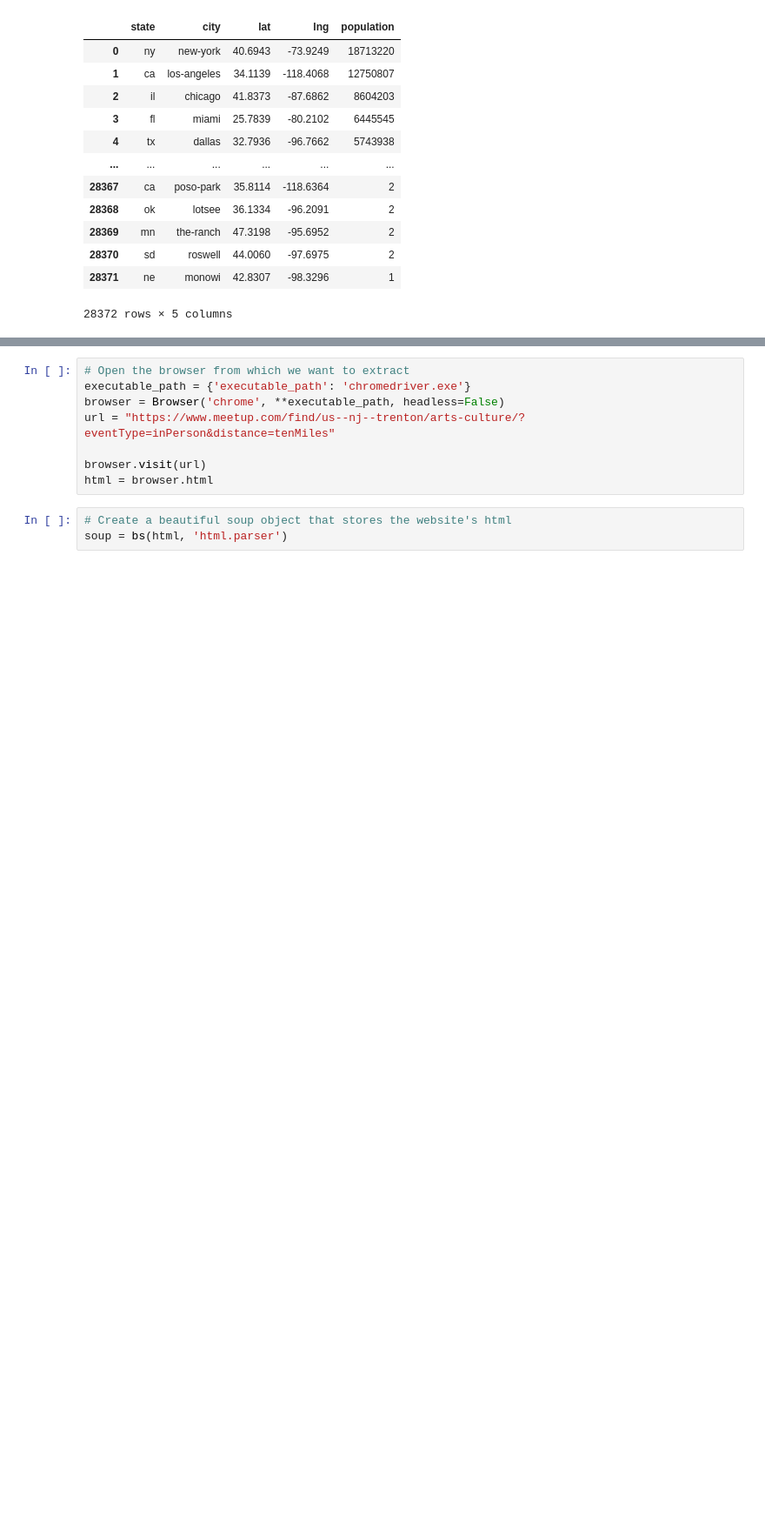
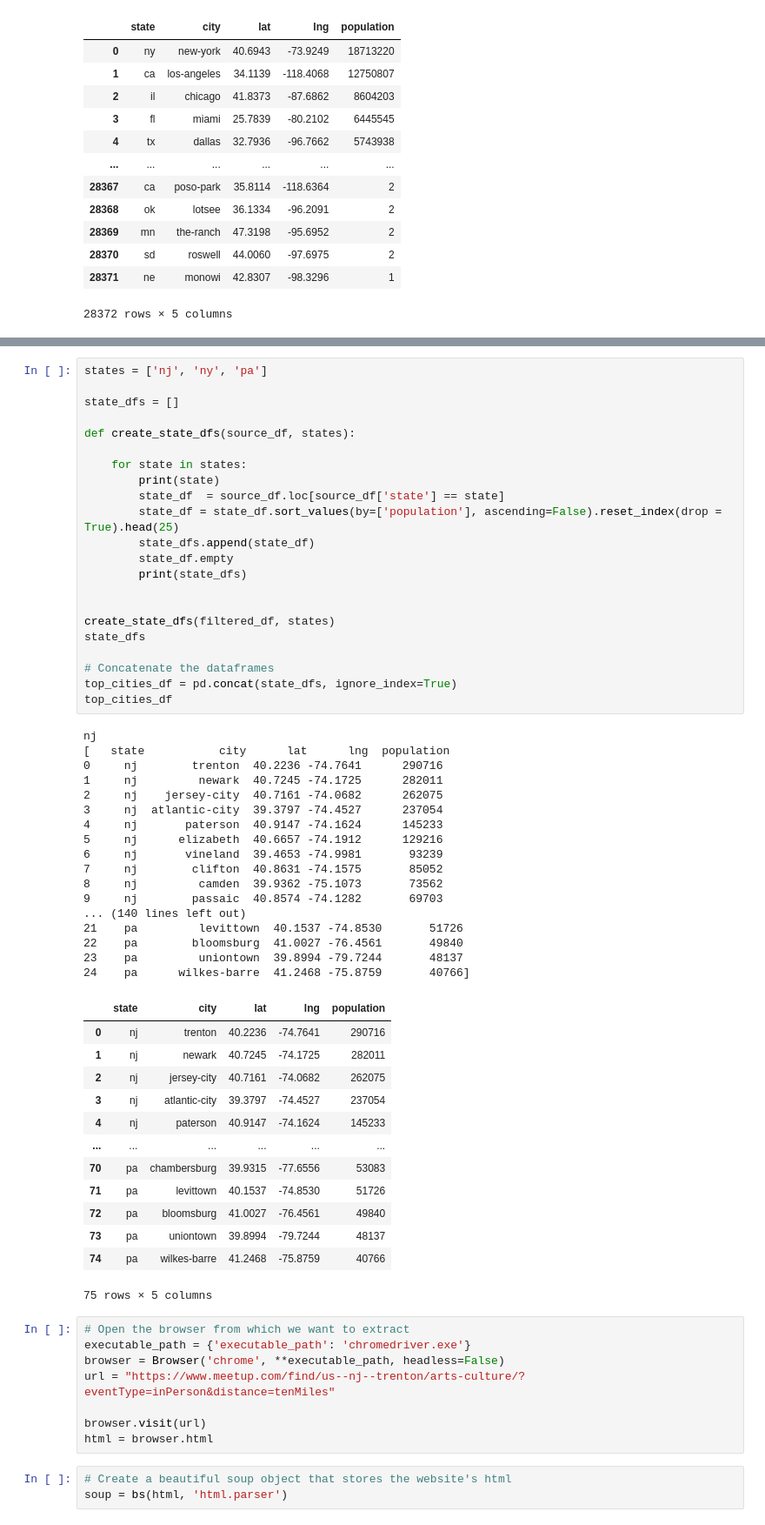
Before and after one commit to MersedehSP/Meetup_Project2, a Jupyter notebook: arts_scraped_data/scrape_arts.ipynb, the cells around one changed output, grey strips where cells are left out. Shown: that part at 87% size. Drawn from its saved outputs; the diff is of its cells as text; blank space fills up the shorter version.

```diff
--- a/arts_scraped_data/scrape_arts.ipynb
+++ b/arts_scraped_data/scrape_arts.ipynb
@@ -56,3 +71,56 @@ filtered_df
+# %%
+states = ['nj', 'ny', 'pa']
+
+state_dfs = []
+
+def create_state_dfs(source_df, states):
+
+    for state in states:
+        print(state)
+        state_df  = source_df.loc[source_df['state'] == state]
+        state_df = state_df.sort_values(by=['population'], ascending=False).reset_index(drop = True).head(25)
+        state_dfs.append(state_df)
+        state_df.empty
+        print(state_dfs)
+
+
+create_state_dfs(filtered_df, states)
+state_dfs
+
+# Concatenate the dataframes
+top_cities_df = pd.concat(state_dfs, ignore_index=True)
+top_cities_df
+# %% [output]
+nj
+[   state           city      lat      lng  population
+0     nj        trenton  40.2236 -74.7641      290716
+1     nj         newark  40.7245 -74.1725      282011
+2     nj    jersey-city  40.7161 -74.0682      262075
+3     nj  atlantic-city  39.3797 -74.4527      237054
+4     nj       paterson  40.9147 -74.1624      145233
+5     nj      elizabeth  40.6657 -74.1912      129216
+6     nj       vineland  39.4653 -74.9981       93239
+7     nj        clifton  40.8631 -74.1575       85052
+8     nj         camden  39.9362 -75.1073       73562
+9     nj        passaic  40.8574 -74.1282       69703
+... (140 lines left out)
+21    pa         levittown  40.1537 -74.8530       51726
+22    pa        bloomsburg  41.0027 -76.4561       49840
+23    pa         uniontown  39.8994 -79.7244       48137
+24    pa      wilkes-barre  41.2468 -75.8759       40766]
+|  | state | city | lat | lng | population |
+| 0 | nj | trenton | 40.2236 | -74.7641 | 290716 |
+| 1 | nj | newark | 40.7245 | -74.1725 | 282011 |
+| 2 | nj | jersey-city | 40.7161 | -74.0682 | 262075 |
+| 3 | nj | atlantic-city | 39.3797 | -74.4527 | 237054 |
+| 4 | nj | paterson | 40.9147 | -74.1624 | 145233 |
+| ... | ... | ... | ... | ... | ... |
+| 70 | pa | chambersburg | 39.9315 | -77.6556 | 53083 |
+| 71 | pa | levittown | 40.1537 | -74.8530 | 51726 |
+| 72 | pa | bloomsburg | 41.0027 | -76.4561 | 49840 |
+| 73 | pa | uniontown | 39.8994 | -79.7244 | 48137 |
+| 74 | pa | wilkes-barre | 41.2468 | -75.8759 | 40766 |
+75 rows × 5 columns
 # %%
 # Open the browser from which we want to extract
 executable_path = {'executable_path': 'chromedriver.exe'}
```
Also changed, not shown: parts of 1 cell of this notebook.
